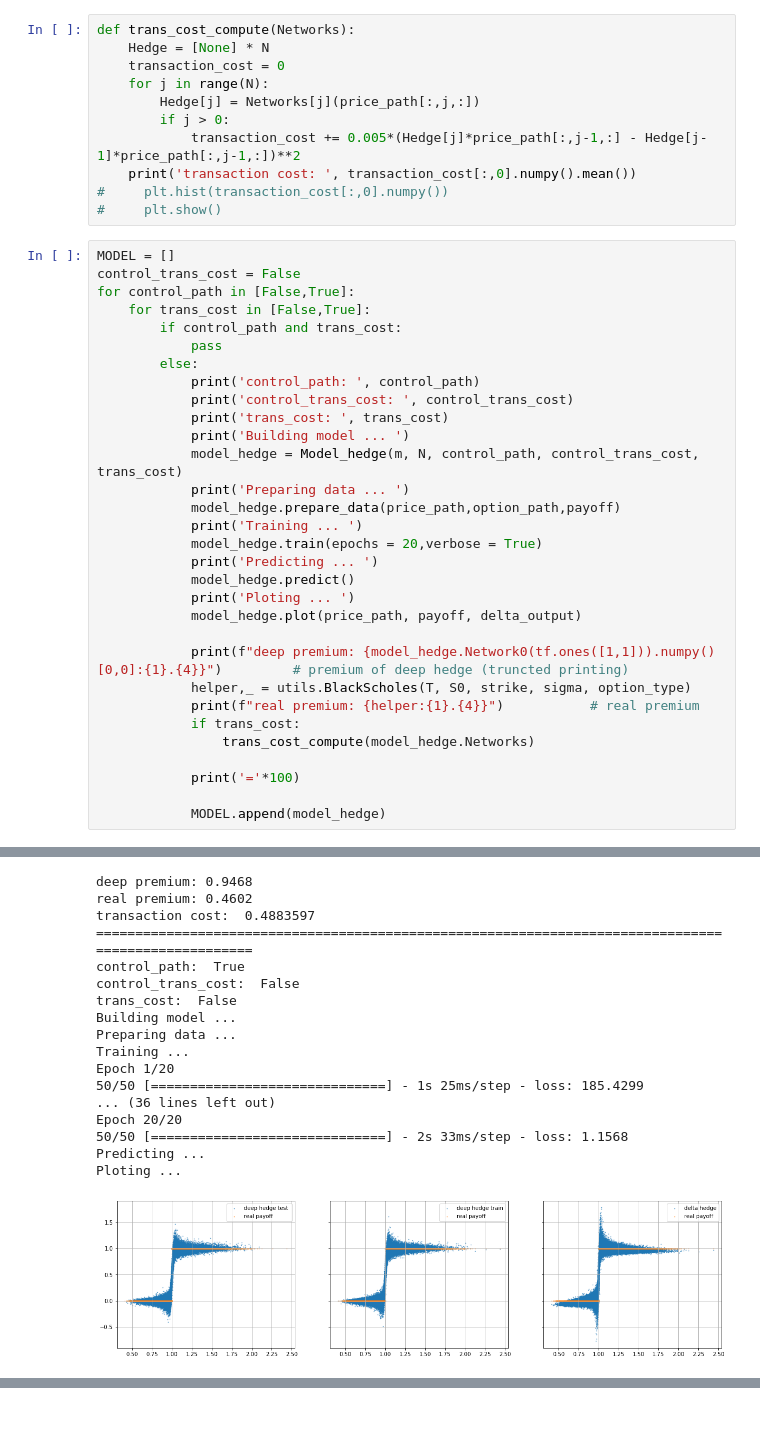
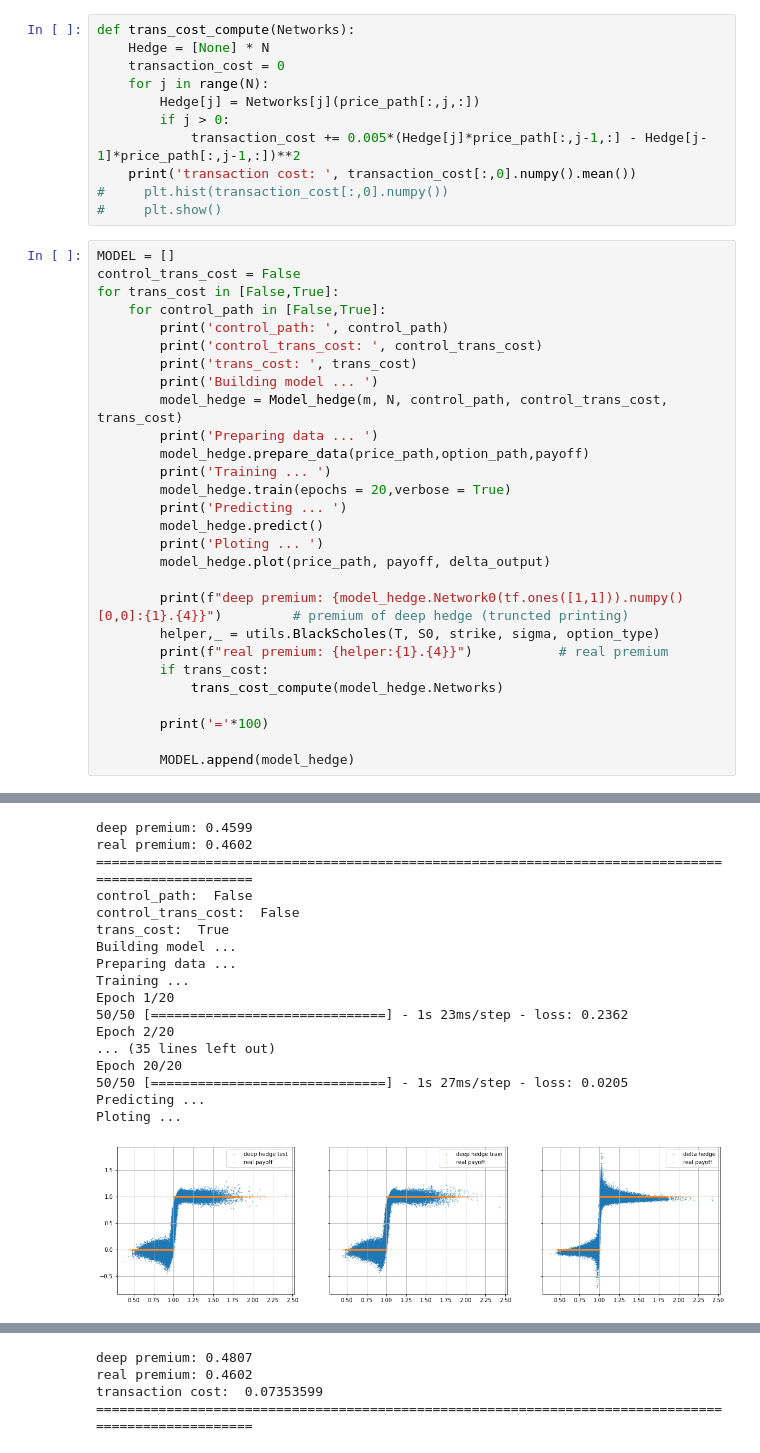
Before and after one commit to Parliamenthill/DeepHedging, a Jupyter notebook: Digital_option.ipynb, the cells around one changed output, grey strips where cells are left out. Saved outputs shown, nothing was run; the diff lists cells and outputs as text; blank space fills up the shorter version.

```diff
--- a/Digital_option.ipynb
+++ b/Digital_option.ipynb
@@ -169,34 +169,31 @@ def trans_cost_compute(Networks):
 # %%
 MODEL = []
 control_trans_cost = False
-for control_path in [False,True]:
-    for trans_cost in [False,True]:
-        if control_path and trans_cost:
-            pass
-        else:
-            print('control_path: ', control_path)
-            print('control_trans_cost: ', control_trans_cost)
-            print('trans_cost: ', trans_cost)
-            print('Building model ... ')
-            model_hedge = Model_hedge(m, N, control_path, control_trans_cost, trans_cost)
-            print('Preparing data ... ')
-            model_hedge.prepare_data(price_path,option_path,payoff)
-            print('Training ... ')
-            model_hedge.train(epochs = 20,verbose = True)
-            print('Predicting ... ')
-            model_hedge.predict()
-            print('Ploting ... ')
-            model_hedge.plot(price_path, payoff, delta_output)
+for trans_cost in [False,True]:
+    for control_path in [False,True]:
+        print('control_path: ', control_path)
+        print('control_trans_cost: ', control_trans_cost)
+        print('trans_cost: ', trans_cost)
+        print('Building model ... ')
+        model_hedge = Model_hedge(m, N, control_path, control_trans_cost, trans_cost)
+        print('Preparing data ... ')
+        model_hedge.prepare_data(price_path,option_path,payoff)
+        print('Training ... ')
+        model_hedge.train(epochs = 20,verbose = True)
+        print('Predicting ... ')
+        model_hedge.predict()
+        print('Ploting ... ')
+        model_hedge.plot(price_path, payoff, delta_output)
 
-            print(f"deep premium: {model_hedge.Network0(tf.ones([1,1])).numpy()[0,0]:{1}.{4}}")         # premium of deep hedge (truncted printing)
-            helper,_ = utils.BlackScholes(T, S0, strike, sigma, option_type)
-            print(f"real premium: {helper:{1}.{4}}")           # real premium
-            if trans_cost:
-                trans_cost_compute(model_hedge.Networks)
+        print(f"deep premium: {model_hedge.Network0(tf.ones([1,1])).numpy()[0,0]:{1}.{4}}")         # premium of deep hedge (truncted printing)
+        helper,_ = utils.BlackScholes(T, S0, strike, sigma, option_type)
+        print(f"real premium: {helper:{1}.{4}}")           # real premium
+        if trans_cost:
+            trans_cost_compute(model_hedge.Networks)
 
-            print('='*100)
+        print('='*100)
 
-            MODEL.append(model_hedge)
+        MODEL.append(model_hedge)
 # %% [output]
 control_path:  False
 control_trans_cost:  False
@@ -237,18 +234,18 @@ Ploting ...
-deep premium: 0.9468
+deep premium: 0.4599
 real premium: 0.4602
-transaction cost:  0.4883597
 ====================================================================================================
-control_path:  True
+control_path:  False
 control_trans_cost:  False
-trans_cost:  False
+trans_cost:  True
 Building model ...
 Preparing data ...
 Training ...
 Epoch 1/20
-50/50 [==============================] - 1s 25ms/step - loss: 185.4299
-... (36 lines left out)
+50/50 [==============================] - 1s 23ms/step - loss: 0.2362
+Epoch 2/20
+... (35 lines left out)
 Epoch 20/20
-50/50 [==============================] - 2s 33ms/step - loss: 1.1568
+50/50 [==============================] - 1s 27ms/step - loss: 0.0205
 Predicting ...
 Ploting ...
-[figure, old version]
+[figure, new version]
@@ -258,2 +270,6 @@ real premium: 0.4602
+deep premium: 0.4807
+real premium: 0.4602
+transaction cost:  0.07353599
+====================================================================================================
 # %%
 # Summary plot
```
Also changed, not shown: parts of 3 cells of this notebook.
